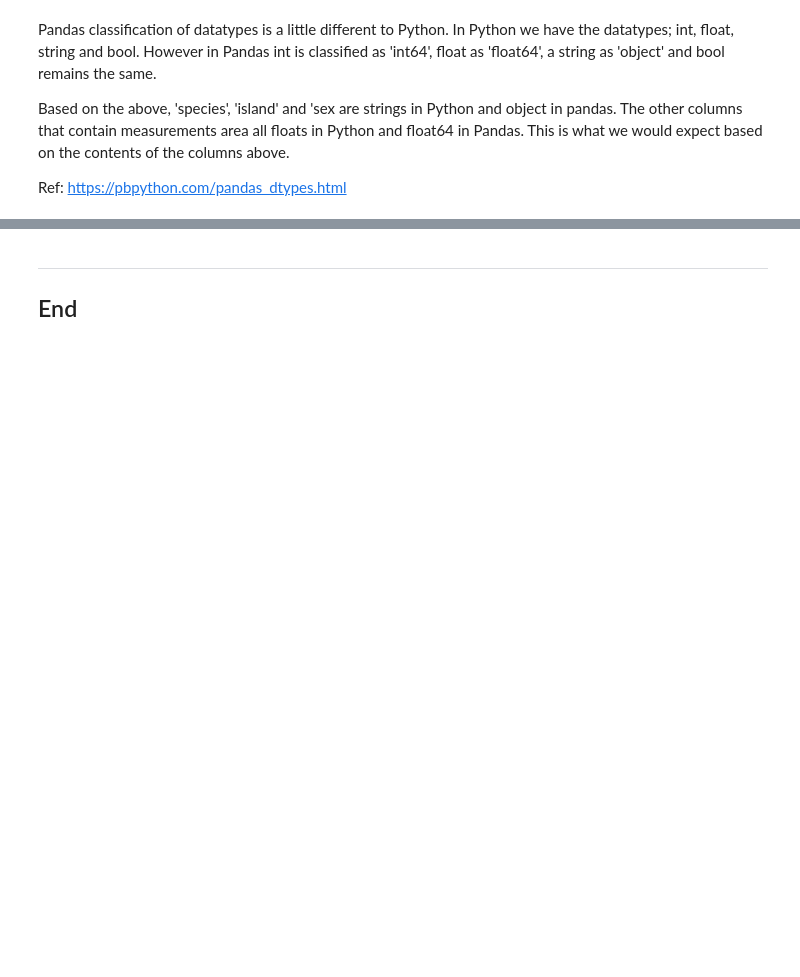
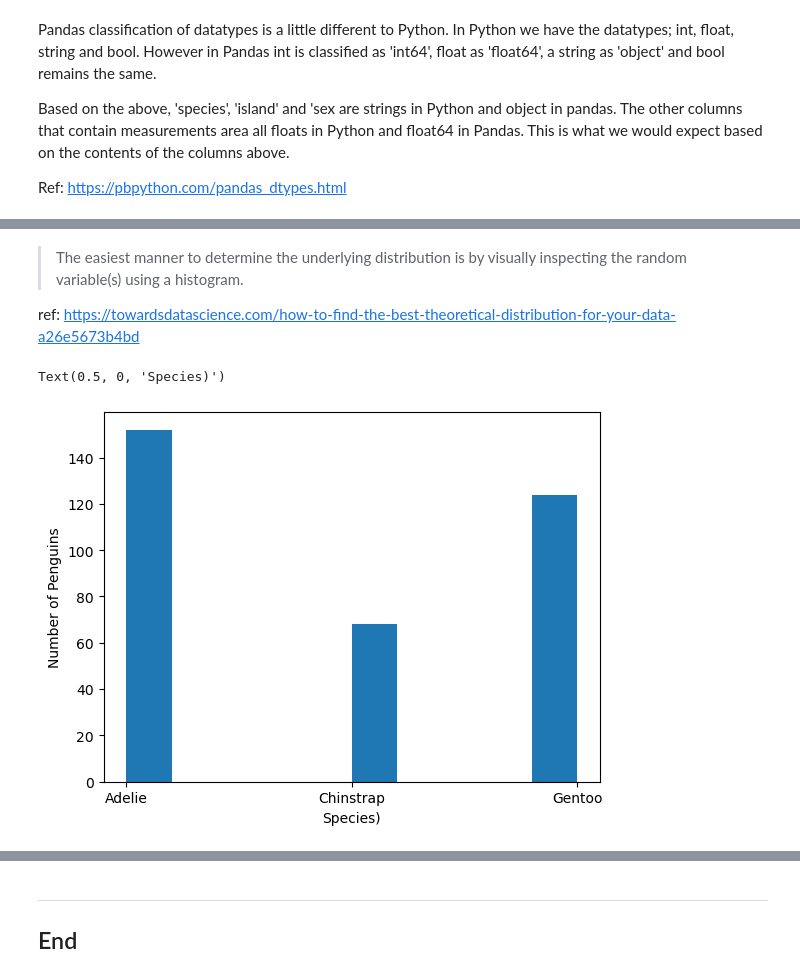
Before and after one commit to Kevin002023/FODA, a Jupyter notebook: tasks.ipynb, the cells around one changed output, grey strips where cells are left out. Cells and saved outputs as stored; diff of their text form; code cells hidden in the pictures; blank space fills up the shorter version.

```diff
--- a/tasks.ipynb
+++ b/tasks.ipynb
@@ -140,0 +148,4 @@ Ref: https://pbpython.com/pandas_dtypes.html
+# %% [markdown]
+> The easiest manner to determine the underlying distribution is by visually inspecting the random variable(s) using a histogram.
+
+ref: https://towardsdatascience.com/how-to-find-the-best-theoretical-distribution-for-your-data-a26e5673b4bd
@@ -140,0 +154,15 @@ Ref: https://pbpython.com/pandas_dtypes.html
+# %%
+species = df['species']
+island = df['island']
+bill_len = df['bill_length_mm']
+bill_depth = df['bill_depth_mm']
+flip_len = df['flipper_length_mm']
+body_mass = df['body_mass_g']
+sex = df['sex']
+# %%
+plt.hist(species)
+plt.ylabel("Number of Penguins")
+plt.xlabel("Species")
+# %% [output]
+Text(0.5, 0, 'Species)')
+[figure, added]
```
Also changed, not shown: parts of 10 cells of this notebook.
